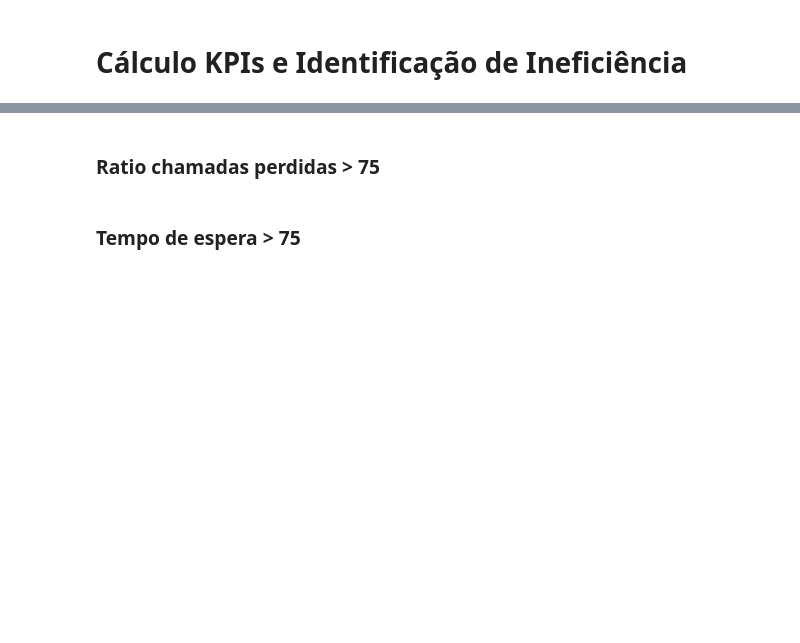
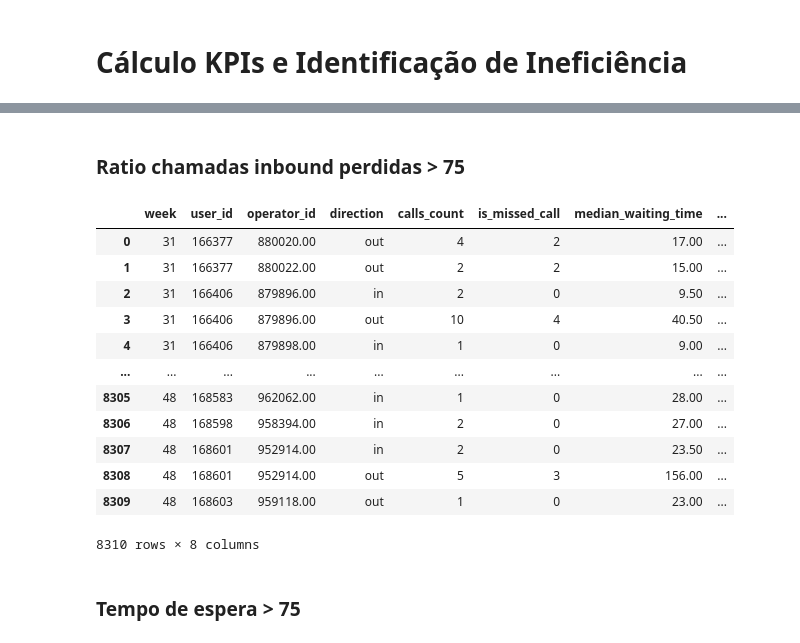
Before and after one commit to rodriguesbrian/tt14_call_center_project, a Jupyter notebook: notebooks/call_center_efficiency.ipynb, the cells around one changed output, grey strips where cells are left out. Cells and saved outputs as stored; diff of their text form; code cells hidden in the pictures; blank space fills up the shorter version.

```diff
--- a/notebooks/call_center_efficiency.ipynb
+++ b/notebooks/call_center_efficiency.ipynb
@@ -551,2 +533,3 @@ A mediana do tempo de espera para chamadas inbound cresceu ao longo do período,
 # %%
-# criação de tabela agregada com dados de cada operador mediante váriaveis temporais (dia, semana): 'total_calls', 'missed_calls', 'avg_waiting_time', 'total_outbound_calls'
+# criação tabela agregada
+telecom_agg = telecom.groupby(['week', 'user_id', 'operator_id', 'direction']).agg({'calls_count': 'count', 'is_missed_call': 'sum', 'waiting_time': 'median'}).reset_index().rename(columns={'waiting_time': 'median_waiting_time'})
@@ -553,8 +550,20 @@ A mediana do tempo de espera para chamadas inbound cresceu ao longo do período,
 # %% [markdown]
-###  Ratio chamadas perdidas > 75
+###  Ratio chamadas inbound perdidas > 75
 # %%
-# criação coluna 'missed_rate' baseada em fórmula de comparação entre 'operator_id':
-
-# total de chamadas perdidas / total de chamadas recebidas
-
-# os 'operator_id' com ratio acima do percentil 75 da equipe serão adicionados à variável 'highers_missed_rate'
+# criação coluna 'missed_rate'
+telecom_agg['missed_rate'] = telecom_agg['is_missed_call'] / telecom_agg['calls_count']
+telecom_agg
+# %% [output]
+|  | week | user_id | operator_id | direction | calls_count | is_missed_call | median_waiting_time | ... |
+| 0 | 31 | 166377 | 880020.00 | out | 4 | 2 | 17.00 | ... |
+| 1 | 31 | 166377 | 880022.00 | out | 2 | 2 | 15.00 | ... |
+| 2 | 31 | 166406 | 879896.00 | in | 2 | 0 | 9.50 | ... |
+| 3 | 31 | 166406 | 879896.00 | out | 10 | 4 | 40.50 | ... |
+| 4 | 31 | 166406 | 879898.00 | in | 1 | 0 | 9.00 | ... |
+| ... | ... | ... | ... | ... | ... | ... | ... | ... |
+| 8305 | 48 | 168583 | 962062.00 | in | 1 | 0 | 28.00 | ... |
+| 8306 | 48 | 168598 | 958394.00 | in | 2 | 0 | 27.00 | ... |
+| 8307 | 48 | 168601 | 952914.00 | in | 2 | 0 | 23.50 | ... |
+| 8308 | 48 | 168601 | 952914.00 | out | 5 | 3 | 156.00 | ... |
+| 8309 | 48 | 168603 | 959118.00 | out | 1 | 0 | 23.00 | ... |
+8310 rows × 8 columns
```
Also changed, not shown: parts of 46 cells of this notebook.
